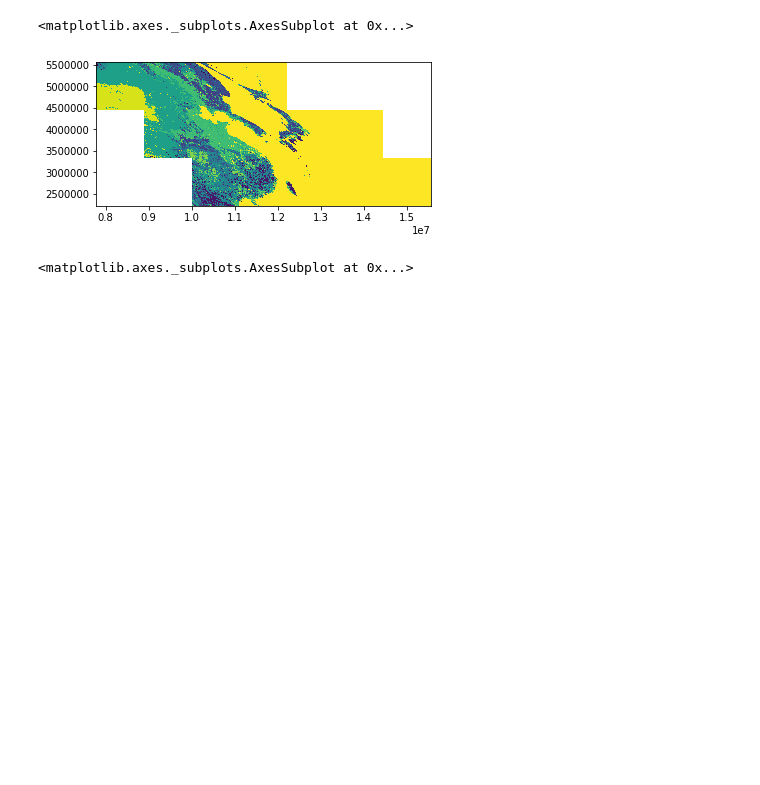
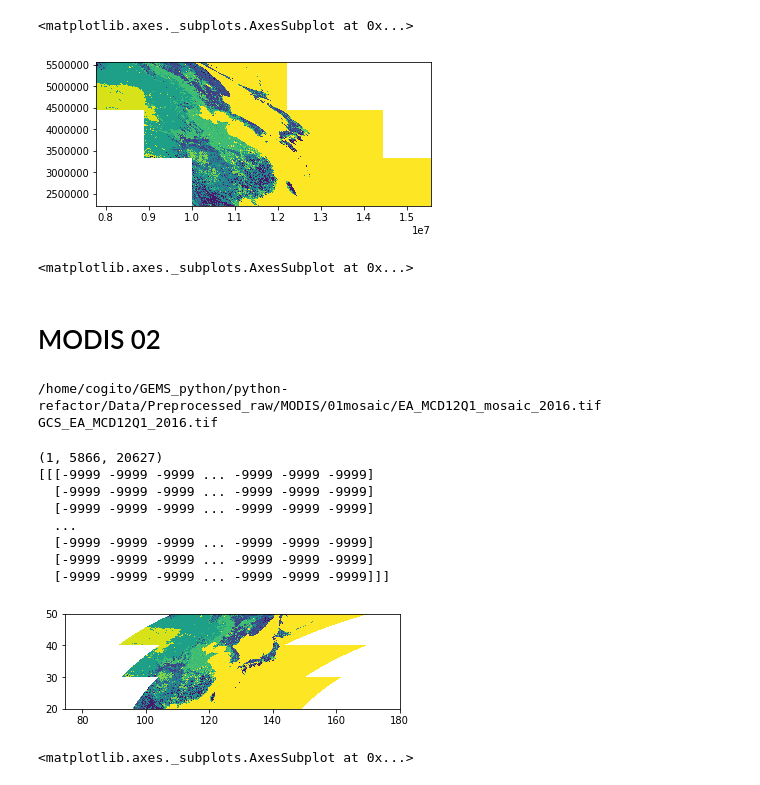
Before and after one commit to cogito288/GEMS_python, a Jupyter notebook: python-refactor/Code/pre_01_raw/MODIS_test.ipynb, the cells around one changed output. Cells and saved outputs as stored; diff of their text form; code cells hidden in the pictures; blank space fills up the shorter version.

Commit message:
MODIS 02

```diff
--- a/python-refactor/Code/pre_01_raw/MODIS_test.ipynb
+++ b/python-refactor/Code/pre_01_raw/MODIS_test.ipynb
@@ -84,0 +95,2 @@ show(data2)
+# %% [markdown]
+# MODIS 02
@@ -84,0 +124,50 @@ show(data2)
+# %%
+for src_dataset in flist:
+    last_num = os.path.basename(src_dataset)[-8:] # b 2016.tif
+    print (src_dataset)
+
+    matlab.check_make_dir(os.path.join(path_mosaic, '02prj_GCS_WGS84')) # debugging
+    matlab.check_make_dir(os.path.join(path_mosaic, '03masked_N50W110S20E150')) # debugging
+
+    dst_dataset02 = os.path.join(path_mosaic, '02prj_GCS_WGS84', f'GCS_EA_MCD12Q1_{last_num}') # c
+    dst_dataset03 = os.path.join(path_mosaic, '03masked_N50W110S20E150', f'm_MODIS_LC_500m_{last_num}') # d
+
+    dst_crs = 'EPSG:4326'
+    resolution = 5.11542231032757E-03
+    with rio.open(src_dataset) as src:
+        transform, width, height = calculate_default_transform(
+                src.crs, dst_crs,
+                src.width, src.height, *src.bounds,
+                resolution=resolution)
+        transform, width, height = aligned_target(
+                transform, width, height, resolution)
+
+        kwargs = src.meta.copy()
+        kwargs.update({
+                'crs': dst_crs,
+                'transform': transform,
+                'width': width,
+                'height': height,
+                'nodata':-9999,
+                'compress':'LZW',
+        })
+
+        with rio.open(dst_dataset02, 'w', **kwargs) as dst:
+            for i in range(1, src.count+1):
+                reproject(
+                    source=rio.band(src, i),
+                    destination=rio.band(dst, i),
+                    src_transform=src.transform,
+                    src_crs=src.crs,
+                    src_nodata=-9999,
+                    dst_transform=transform,
+                    dst_crs=dst_crs,
+                    dst_nodata=-9999,
+                    dst_resolution=resolution,
+                    resampling=Resampling.nearest,
+
+                )
+    print (os.path.basename(dst_dataset02))
+# %% [output]
+/home/cogito/GEMS_python/python-refactor/Data/Preprocessed_raw/MODIS/01mosaic/EA_MCD12Q1_mosaic_2016.tif
+GCS_EA_MCD12Q1_2016.tif
@@ -84,0 +177,18 @@ show(data2)
+# %%
+data = rio.open('/home/cogito/GEMS_python/python-refactor/Data/Preprocessed_raw/MODIS/02prj_GCS_WGS84/GCS_EA_MCD12Q1_2016.tif')
+arr = data.read()
+print (arr.shape)
+print (arr)
+
+show(data)
+# %% [output]
+(1, 5866, 20627)
+[[[-9999 -9999 -9999 ... -9999 -9999 -9999]
+  [-9999 -9999 -9999 ... -9999 -9999 -9999]
+  [-9999 -9999 -9999 ... -9999 -9999 -9999]
+  ...
+  [-9999 -9999 -9999 ... -9999 -9999 -9999]
+  [-9999 -9999 -9999 ... -9999 -9999 -9999]
+  [-9999 -9999 -9999 ... -9999 -9999 -9999]]]
+[figure, added]
+<matplotlib.axes._subplots.AxesSubplot at 0x...>
```
Also changed, not shown: parts of 12 cells of this notebook, 5 other files.
